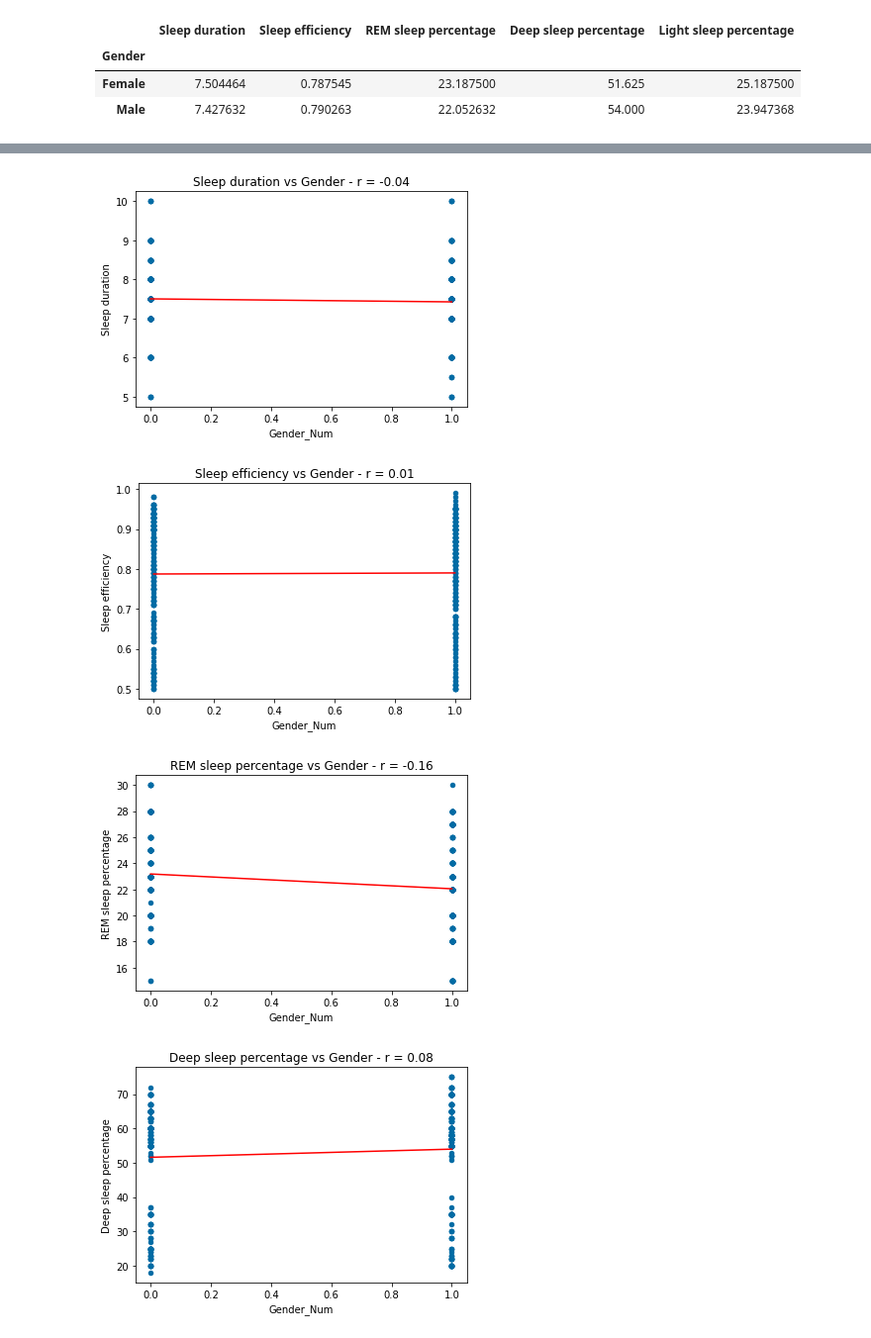
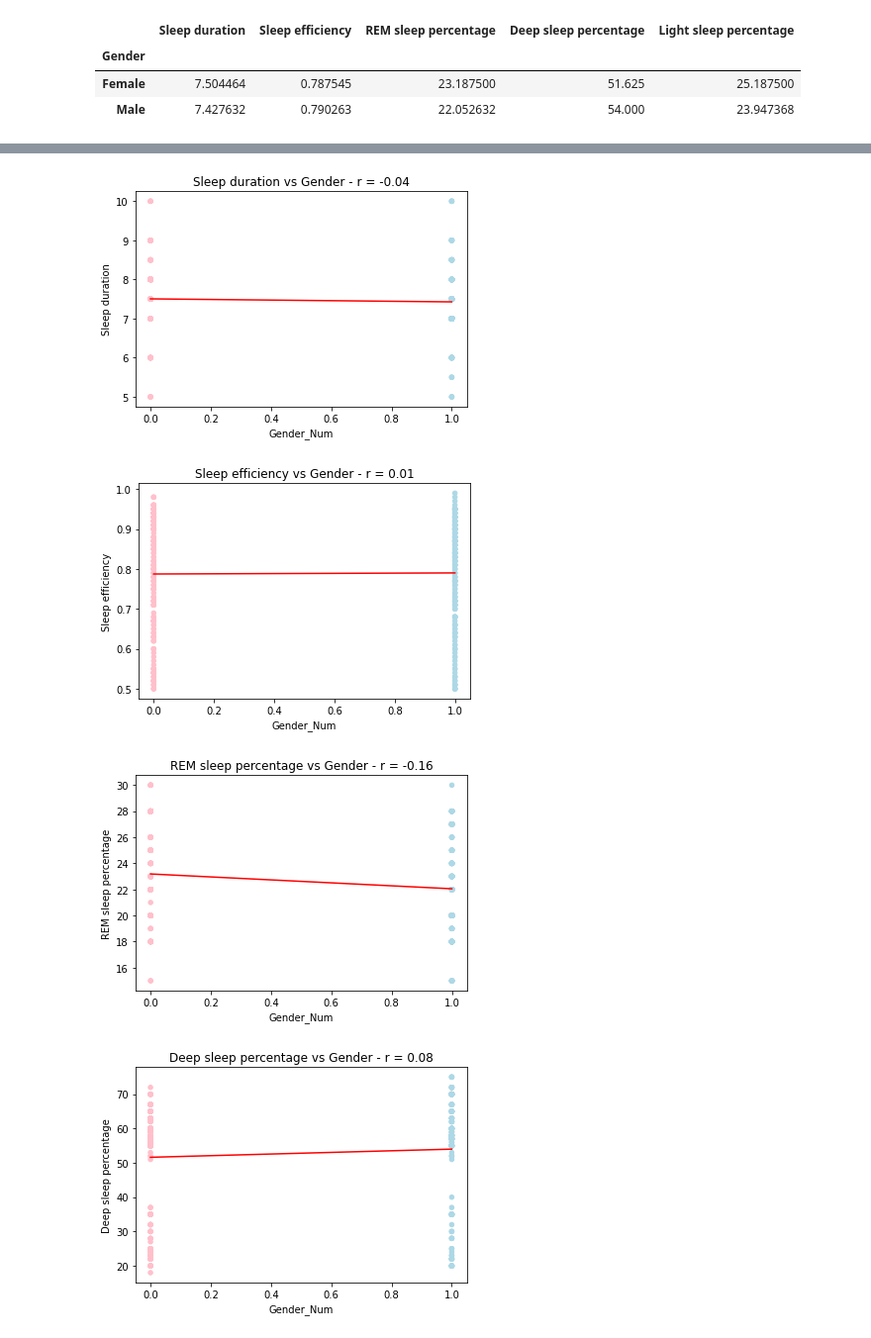
Before and after one commit to jbarkle/Exploratory-Analysis-of-Sleep-Data, a Jupyter notebook: Factors_sk/gender_age_sleep-SK.ipynb, the cells around one changed output, grey strips where cells are left out. Shown at 99% size. Saved outputs shown, nothing was run; the diff lists cells and outputs as text; code cells hidden in the pictures.

```diff
--- a/Factors_sk/gender_age_sleep-SK.ipynb
+++ b/Factors_sk/gender_age_sleep-SK.ipynb
@@ -76,4 +79,8 @@ age_group_df
 # %%
 # Create a bar chart of sleep metrics by age group
 age_group_df.plot(kind='bar', figsize=(10,5), title='Average Sleep Metrics by Age Group')
+
+# add data labels only for 'Sleep efficiency'
+for i in range(len(age_group_df)):
+    plt.text(i, age_group_df.iloc[i, 0], round(age_group_df.iloc[i, 1], 2), color='#EE6E17', fontweight='bold', ha='right')
 # %% [output]
@@ -123,0 +147,9 @@ gender_group_df.plot(kind='bar', figsize=(10,5), title='Average Sleep Metrics by
+# %%
+# Create a bar chart of sleep metrics by gender
+# gender_group_df.T.plot(kind='barh', figsize=(10,5), title='Average Sleep Metrics by Age Group')
+ax = gender_group_df.T.plot(kind='barh', figsize=(10,5), title='Average Sleep Metrics by Age Group', color=['pink', 'lightblue'])
+
+# Add labels to the bars
+for i, v in enumerate(gender_group_df.T.values):
+    ax.text(v[0] + 0.2, i - 0.1, str(round(v[0], 2)), color='black')
+    ax.text(v[1] + 0.2, i + 0.1, str(round(v[1], 2)), color='black')
@@ -123,0 +160,20 @@ gender_group_df.plot(kind='bar', figsize=(10,5), title='Average Sleep Metrics by
+# %%
+# boxplot to check or potential outliers
+
+fig, axs = plt.subplots(ncols=5, figsize=(15,5))
+
+for i, column in enumerate(columns):
+    female_data = sleep_df[sleep_df['Gender'] == 'Female'][column]
+    male_data = sleep_df[sleep_df['Gender'] == 'Male'][column]
+
+    # Create boxplot
+    bp = axs[i].boxplot([female_data, male_data], widths=0.6, patch_artist=True, labels=['Female', 'Male'])
+
+    # Set colors for the boxes
+    for patch, color in zip(bp['boxes'], ['pink', 'lightblue']):
+        patch.set_facecolor(color)
+
+    axs[i].set_title(column)
+    axs[i].set_ylabel('Hours' if column == 'Sleep duration' else '%')
+
+plt.show()
@@ -127,22 +185,23 @@ gender_group_df.plot(kind='bar', figsize=(10,5), title='Average Sleep Metrics by
 # %%
 gender_dict = {'Female': 0, 'Male': 1}
 sleep_df['Gender_Num'] = sleep_df['Gender'].map(gender_dict)
+colors = ['pink' if gender == 'Female' else 'lightblue' for gender in sleep_df['Gender']]
 
 columns = ['Sleep duration', 'Sleep efficiency', 'REM sleep percentage', 'Deep sleep percentage', 'Light sleep percentage']
 
 # plot the data for each column
 for column in columns:
-    sleep_df.plot.scatter(x='Gender_Num', y=column)
+    sleep_df.plot.scatter(x='Gender_Num', y=column, c=colors)
 
     r_value = sleep_df[['Gender_Num', column]].corr().iloc[0,1]
     plt.title(f'{column} vs Gender - r = {r_value:.2f}')
 
     m, b = np.polyfit(sleep_df['Gender_Num'], sleep_df[column], 1)
     plt.plot(sleep_df['Gender_Num'], m * sleep_df['Gender_Num'] + b, color='red')
 
     plt.show()
 # %% [output]
-[figure, old version]
+[figure, new version]
-[figure, old version]
+[figure, new version]
-[figure, old version]
+[figure, new version]
-[figure, old version]
+[figure, new version]
```
Also changed, not shown: parts of 14 cells of this notebook.
